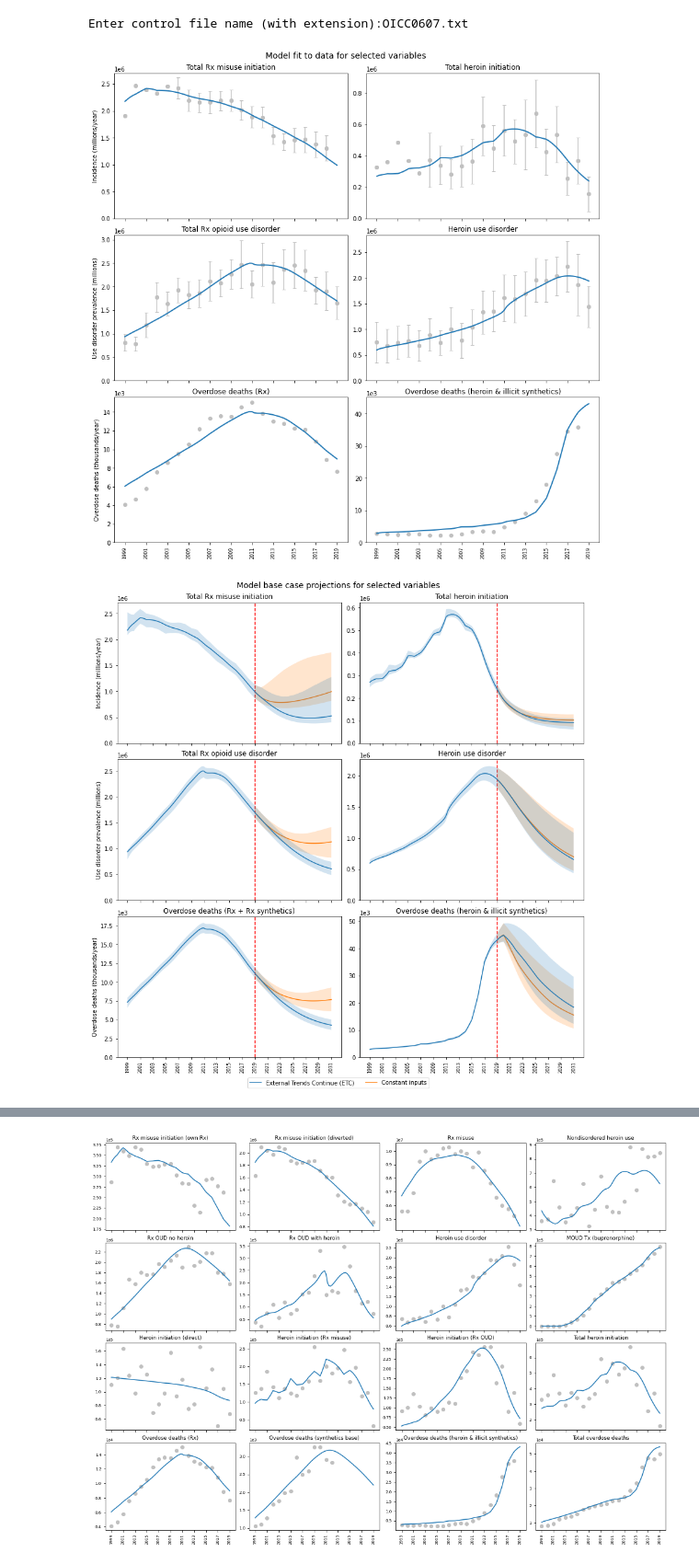
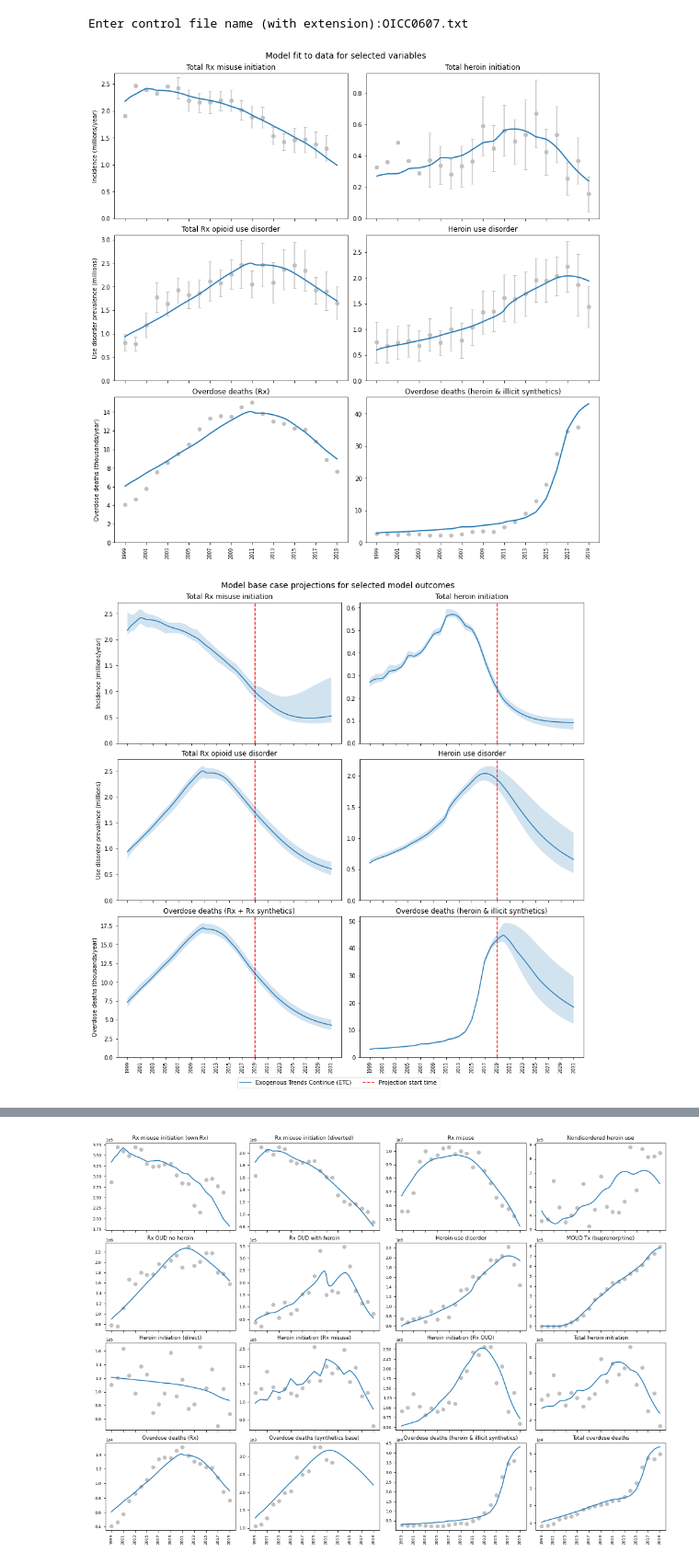
Before and after one commit to tseyanglim/SOURCE, a Jupyter notebook: Analysis & Graphing/OSM Graphing - Main Paper.ipynb, the cells around one changed output, grey strips where cells are left out. Shown at 92% size. Saved outputs shown, nothing was run; the diff lists cells and outputs as text; code cells hidden in the pictures.

```diff
--- a/Analysis & Graphing/OSM Graphing - Main Paper.ipynb
+++ b/Analysis & Graphing/OSM Graphing - Main Paper.ipynb
@@ -79,9 +79,9 @@ def plot_fits_main(fits, mainfits, fitdict, ylabels, errmult=1.96):
             pass
         ax.set_title(fitdict[var])
 
-        ax.set_ylim(0) # Anchor y axis on 0
-        ax.yaxis.set_major_formatter(mticker.ScalarFormatter())
-        ax.ticklabel_format(axis='y', style='sci', scilimits=(6,6))
+        # Anchor y axis on 0 and scale display values
+        ax.set_ylim(0)
+        ax.yaxis.set_major_formatter(lambda x, pos: f'{x / 1e6:.1f}')
 
     # Format X and Y axis for bottom two axes
     for ax in [ax4, ax5]:
@@ -89,9 +89,8 @@ def plot_fits_main(fits, mainfits, fitdict, ylabels, errmult=1.96):
         ax.xaxis.set_major_locator(loc)
         ax.tick_params(axis='x', labelsize=8, labelrotation=90)
 
-        # Override Y-axis scientific notation
-        ax.yaxis.set_major_formatter(mticker.ScalarFormatter())
-        ax.ticklabel_format(axis='y', style='sci', scilimits=(3,3))
+        # Override Y-axis scaling
+        ax.yaxis.set_major_formatter(lambda x, pos: f'{x / 1e3:.0f}')
 
     # Set labels for left-hand axes only, and figure title
     for ax, label in zip([ax0, ax2, ax4], ylabels):
@@ -101,44 +100,33 @@ def plot_fits_main(fits, mainfits, fitdict, ylabels, errmult=1.96):
     fig0.savefig(f"./{baserunname}_fits_main.jpg", bbox_inches='tight')
 
 
-def plot_fits_proj_scens(baserunname, scens, projfits, fitdict, bounds,
-                         ylabels, basevar='SimVar', endyear='2019'):
-    """Plot projections across multiple scenarios from `scens` for six
-    vars specified in `projfits` list, with CrIs specified in `bounds`
-    (multiple CrIs allowed, use paired lower/upper values) and names and
-    y-labels from `fitdict` and `ylabels`; uses SimVar by default but
-    can set `basevar` to RepVar instead to show measurement noise"""
+def plot_fits_proj(table, senstable, projfits, fitdict, bounds, ylabels,
+                   basevar='SimVar', endyear='2019'):
+    """Plot projections for variables specified in `projfits` list, with
+    CIs specified in `bounds` (multiple CIs allowed) and names and y-
+    labels from `fitdict` and `ylabels`; uses SimVar by default but can
+    set `basevar` to RepVar instead to show measurement noise"""
+    t, s = table, senstable # For more compact code
 
     # Define main figure and axes
     fig0, ((ax0, ax1), (ax2, ax3), (ax4, ax5)) = plt.subplots(
         3, 2, figsize=[12, 12], sharex=True, constrained_layout=True)
     ax_list = [ax0, ax1, ax2, ax3, ax4, ax5]
 
-    # Plot sim output and CI bounds for each scenario
+    # Plot sim output and CI bounds
     for ax, var in zip(ax_list, projfits):
-        for i, scen in enumerate(scens):
-            # Read in main and sensitivity output files
-            t = pd.read_csv(f'{baserunname}_final_{scen[:-4]}_vars.tab', sep='\t', index_col=0)
-            s = pd.read_csv(f'{baserunname}_sens_{scen[:-4]}_clean.tab', sep='\t', index_col=[0,1])
-
-            if i > 0: # Subset to just projection portion for all but first scenario
-                t = t.loc[:, endyear:]
-                s = s.loc[:, endyear:]
-
-            # Plot lines with each consecutive scenario lower in zorder
-            ax.plot(t.columns, t.loc[f'{basevar}[{var}]'], zorder=(3-i/10))
-            for bd in bounds:
-                ax.fill_between(t.columns, s.loc[f'{basevar}[{var}]', bd[0]],
-                                s.loc[f'{basevar}[{var}]', bd[1]], alpha=0.2, zorder=(3-i/10))
-
-        ax.set_title(fitdict[var]) # Set axes titles based on fitdict
+        ax.plot(t.columns, t.loc[f'{basevar}[{var}]'])
+        for bd in bounds:
+            ax.fill_between(t.columns, s.loc[f'{basevar}[{var}]', bd[0]],
+                            s.loc[f'{basevar}[{var}]', bd[1]], alpha=0.2)
+        ax.set_title(fitdict[var])
 
         # Add vertical dashed line to mark end of data
         ax.vlines(endyear, 0, 1, transform=ax.get_xaxis_transform(), color='r', ls='dashed')
 
-        ax.set_ylim(0) # Anchor y axis on 0
-        ax.yaxis.set_major_formatter(mticker.ScalarFormatter())
-        ax.ticklabel_format(axis='y', style='sci', scilimits=(6,6))
+        # Anchor y axis on 0 and scale display values
+        ax.set_ylim(0)
+        ax.yaxis.set_major_formatter(lambda x, pos: f'{x / 1e6:.1f}')
 
     # Format X and Y axis for bottom two axes
     for ax in [ax4, ax5]:
@@ -146,45 +134,46 @@ def plot_fits_proj_scens(baserunname, scens, projfits, fitdict, bounds,
         ax.xaxis.set_major_locator(loc)
         ax.tick_params(axis='x', labelsize=8, labelrotation=90)
 
-        # Override Y-axis scientific notation
-        ax.yaxis.set_major_formatter(mticker.ScalarFormatter())
-        ax.ticklabel_format(axis='y', style='sci', scilimits=(3,3))
+    # Override Y-axis scaling
+    ax4.yaxis.set_major_formatter(lambda x, pos: f'{x / 1e3:.1f}')
+    ax5.yaxis.set_major_formatter(lambda x, pos: f'{x / 1e3:.0f}')
 
     # Set labels for left-hand axes only, and figure title
     for ax, label in zip([ax0, ax2, ax4], ylabels):
         ax.set_ylabel(label)
-    fig0.suptitle('Model base case projections for selected variables', fontsize=14)
+    fig0.suptitle('Model base case projections for selected model outcomes', fontsize=14)
 
     # Create figure legend with proxy artists for labels
-    etc = mlines.Line2D([], [], label='External Trends Continue (ETC)', color='tab:blue')
-    cnst = mlines.Line2D([], [], label='Constant inputs', color='tab:orange')
-    handles = [etc, cnst]
+    etc = mlines.Line2D([], [], label='Exogenous Trends Continue (ETC)', color='tab:blue')
+    hist = mlines.Line2D([], [], label='Projection start time', color='r', ls='dashed')
+    handles = [etc, hist]
     fig0.legend(handles=handles, loc=9, bbox_to_anchor=(0.5, 0), ncol=2)
 
-    fig0.savefig(f"./{baserunname}_fits_proj_scens.jpg", bbox_inches='tight')
+    fig0.savefig(f"./{baserunname}_fits_proj.jpg", bbox_inches='tight')
 
 
 # Establish dictionary of variables and labels, adding entries as needed
 fitdict = dict(fitlist)
 fitdict['ROUT'] = 'Total Rx opioid use disorder'
 fitdict['InRT'] = 'Total Rx misuse initiation'
 fitdict['ODRT'] = 'Overdose deaths (Rx + Rx synthetics)'
 
 # Define y-axis labels for main variable plots
 fits_y_labels = ['Incidence (millions/year)',
                  'Use disorder prevalence (millions)',
                  'Overdose deaths (thousands/year)']
 
 # Create basic fit-to-data graph for selected variables
 fits = pd.read_csv(f'{baserunname}_fits.tab', sep='\t', index_col=0)
 plot_fits_main(fits, mainfits, fitdict, fits_y_labels)
 
 # Create basic projections graph for selected variables
-plot_fits_proj_scens(baserunname, basescens[0:2], projfits, fitdict, bounds,
-                     fits_y_labels, endyear=str(endyear))
+t = pd.read_csv(f'{baserunname}_final_{basescens[0][:-4]}_vars.tab', sep='\t', index_col=0)
+s = pd.read_csv(f'{baserunname}_sens_{basescens[0][:-4]}_clean.tab', sep='\t', index_col=[0,1])
+plot_fits_proj(t, s, projfits, fitdict, bounds, fits_y_labels, endyear=str(endyear))
 # %% [output]
-[figure, old version]
+[figure, new version]
-[figure, old version]
+[figure, new version]
 # %%
 ##### PLOT RATE-STOCK-HAZARD GRAPHS #####
 
```
Also changed, not shown: parts of 5 cells of this notebook, 6 other files.
